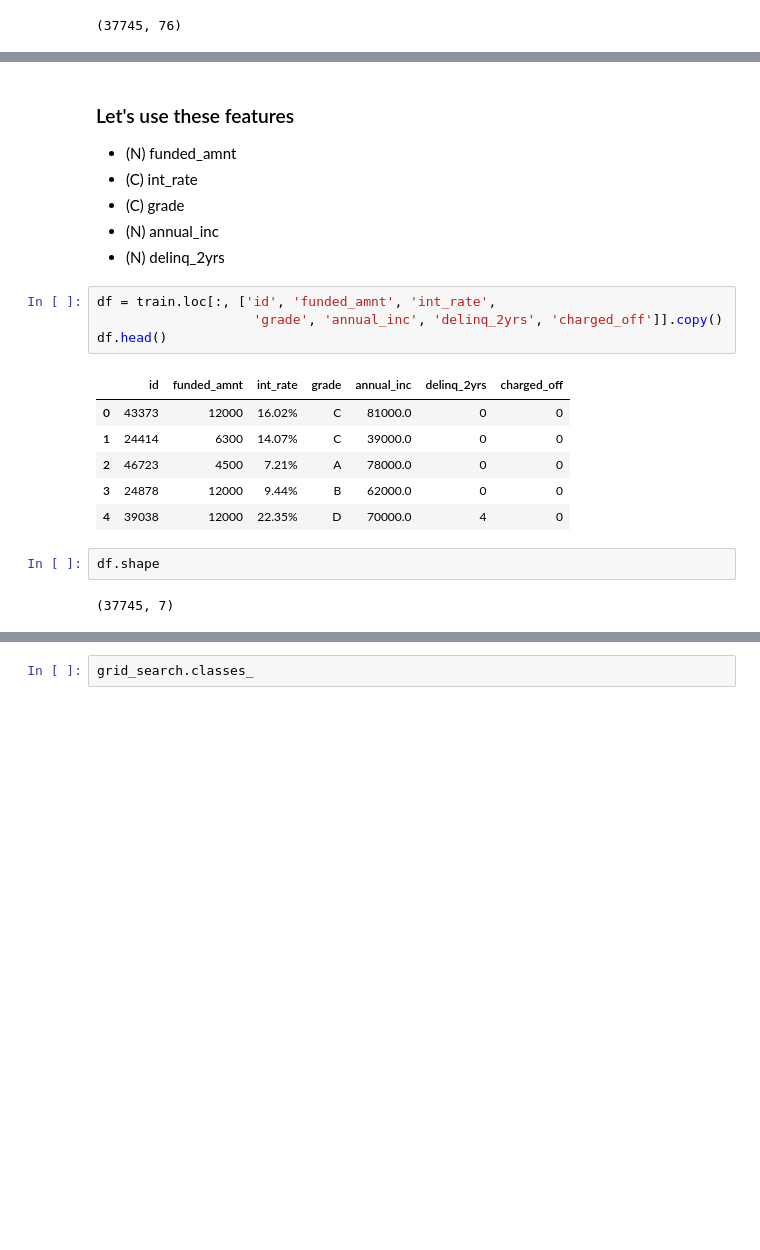
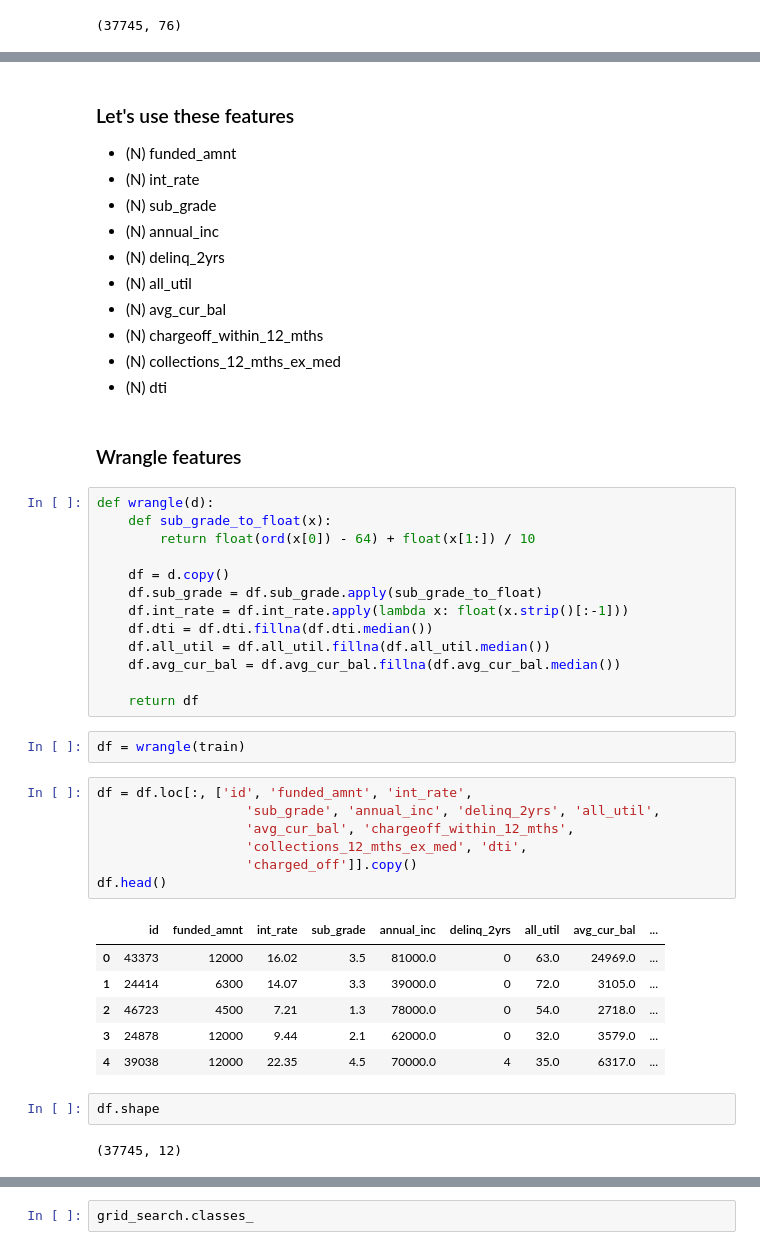
Before and after one commit to bloominstituteoftechnology/DS-Unit-4-Sprint-1-Tree-Ensembles, a Jupyter notebook: module1-decision-trees/Lending_Club.ipynb, the cells around one changed output, grey strips where cells are left out. Drawn from its saved outputs; the diff is of its cells as text; blank space fills up the shorter version.

```diff
--- a/module1-decision-trees/Lending_Club.ipynb
+++ b/module1-decision-trees/Lending_Club.ipynb
@@ -86,25 +87,50 @@ train.head()
 # %% [markdown]
 ### Let's use these features
   - (N) funded_amnt
-  - (C) int_rate
-  - (C) grade
+  - (N) int_rate
+  - (N) sub_grade
   - (N) annual_inc
   - (N) delinq_2yrs
+  - (N) all_util
+  - (N) avg_cur_bal
+  - (N) chargeoff_within_12_mths
+  - (N) collections_12_mths_ex_med
+  - (N) dti
+# %% [markdown]
+### Wrangle features
+# %%
+def wrangle(d):
+    def sub_grade_to_float(x):
+        return float(ord(x[0]) - 64) + float(x[1:]) / 10
+
+    df = d.copy()
+    df.sub_grade = df.sub_grade.apply(sub_grade_to_float)
+    df.int_rate = df.int_rate.apply(lambda x: float(x.strip()[:-1]))
+    df.dti = df.dti.fillna(df.dti.median())
+    df.all_util = df.all_util.fillna(df.all_util.median())
+    df.avg_cur_bal = df.avg_cur_bal.fillna(df.avg_cur_bal.median())
+
+    return df
+# %%
+df = wrangle(train)
 # %%
-df = train.loc[:, ['id', 'funded_amnt', 'int_rate',
-                    'grade', 'annual_inc', 'delinq_2yrs', 'charged_off']].copy()
+df = df.loc[:, ['id', 'funded_amnt', 'int_rate',
+                   'sub_grade', 'annual_inc', 'delinq_2yrs', 'all_util',
+                   'avg_cur_bal', 'chargeoff_within_12_mths',
+                   'collections_12_mths_ex_med', 'dti',
+                   'charged_off']].copy()
 df.head()
 # %% [output]
-|  | id | funded_amnt | int_rate | grade | annual_inc | delinq_2yrs | charged_off |
-| 0 | 43373 | 12000 | 16.02% | C | 81000.0 | 0 | 0 |
-| 1 | 24414 | 6300 | 14.07% | C | 39000.0 | 0 | 0 |
-| 2 | 46723 | 4500 | 7.21% | A | 78000.0 | 0 | 0 |
-| 3 | 24878 | 12000 | 9.44% | B | 62000.0 | 0 | 0 |
-| 4 | 39038 | 12000 | 22.35% | D | 70000.0 | 4 | 0 |
+|  | id | funded_amnt | int_rate | sub_grade | annual_inc | delinq_2yrs | all_util | avg_cur_bal | ... |
+| 0 | 43373 | 12000 | 16.02 | 3.5 | 81000.0 | 0 | 63.0 | 24969.0 | ... |
+| 1 | 24414 | 6300 | 14.07 | 3.3 | 39000.0 | 0 | 72.0 | 3105.0 | ... |
+| 2 | 46723 | 4500 | 7.21 | 1.3 | 78000.0 | 0 | 54.0 | 2718.0 | ... |
+| 3 | 24878 | 12000 | 9.44 | 2.1 | 62000.0 | 0 | 32.0 | 3579.0 | ... |
+| 4 | 39038 | 12000 | 22.35 | 4.5 | 70000.0 | 4 | 35.0 | 6317.0 | ... |
 # %%
 df.shape
 # %% [output]
-(37745, 7)
+(37745, 12)
 # %%
 df.isnull().sum()
 # %% [output]
```
Also changed, not shown: parts of 21 cells of this notebook, 3 other files.
